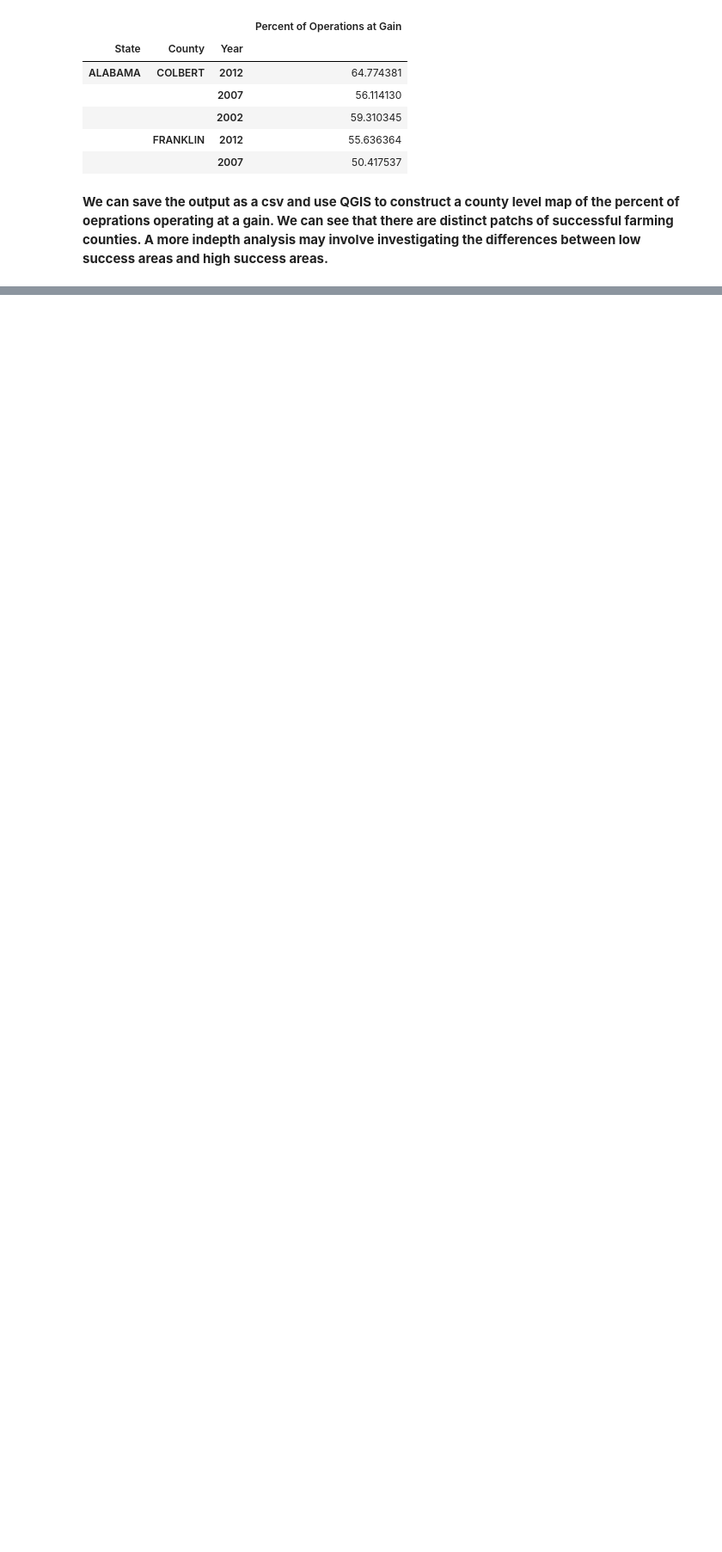
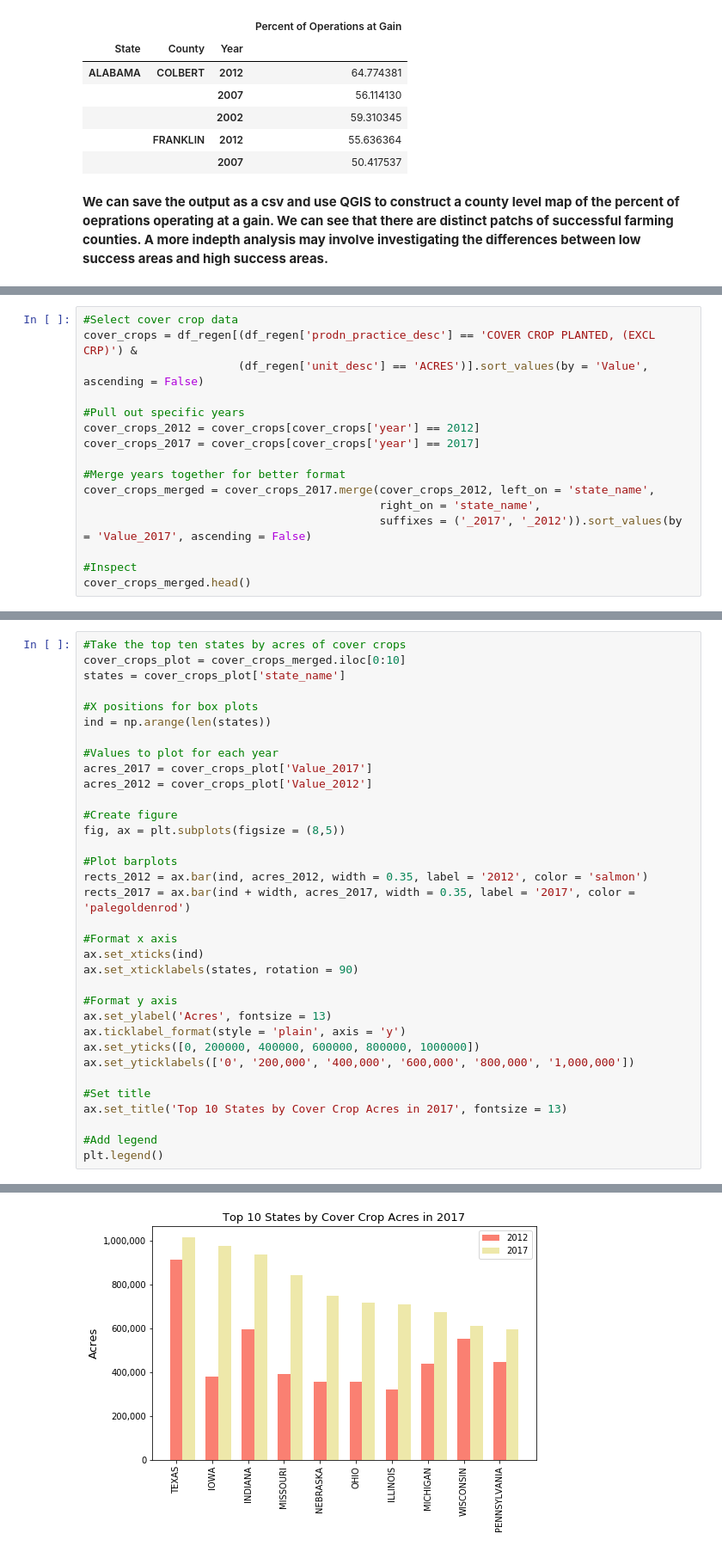
Before and after one commit to christopher-reed/Farm-Economic-Resilience, a Jupyter notebook: USDA_Ag_Census_Analysis.ipynb, the cells around one changed output, grey strips where cells are left out. Shown at 86% size. Drawn from its saved outputs; the diff is of its cells as text; blank space fills up the shorter version.

```diff
--- a/USDA_Ag_Census_Analysis.ipynb
+++ b/USDA_Ag_Census_Analysis.ipynb
@@ -1043,0 +1272,16 @@ df.head()
+# %%
+#Select cover crop data
+cover_crops = df_regen[(df_regen['prodn_practice_desc'] == 'COVER CROP PLANTED, (EXCL CRP)') &
+                       (df_regen['unit_desc'] == 'ACRES')].sort_values(by = 'Value', ascending = False)
+
+#Pull out specific years
+cover_crops_2012 = cover_crops[cover_crops['year'] == 2012]
+cover_crops_2017 = cover_crops[cover_crops['year'] == 2017]
+
+#Merge years together for better format
+cover_crops_merged = cover_crops_2017.merge(cover_crops_2012, left_on = 'state_name',
+                                            right_on = 'state_name',
+                                            suffixes = ('_2017', '_2012')).sort_values(by = 'Value_2017', ascending = False)
+
+#Inspect
+cover_crops_merged.head()
@@ -1043,0 +1297,35 @@ df.head()
+# %%
+#Take the top ten states by acres of cover crops
+cover_crops_plot = cover_crops_merged.iloc[0:10]
+states = cover_crops_plot['state_name']
+
+#X positions for box plots
+ind = np.arange(len(states))
+
+#Values to plot for each year
+acres_2017 = cover_crops_plot['Value_2017']
+acres_2012 = cover_crops_plot['Value_2012']
+
+#Create figure
+fig, ax = plt.subplots(figsize = (8,5))
+
+#Plot barplots
+rects_2012 = ax.bar(ind, acres_2012, width = 0.35, label = '2012', color = 'salmon')
+rects_2017 = ax.bar(ind + width, acres_2017, width = 0.35, label = '2017', color = 'palegoldenrod')
+
+#Format x axis
+ax.set_xticks(ind)
+ax.set_xticklabels(states, rotation = 90)
+
+#Format y axis
+ax.set_ylabel('Acres', fontsize = 13)
+ax.ticklabel_format(style = 'plain', axis = 'y')
+ax.set_yticks([0, 200000, 400000, 600000, 800000, 1000000])
+ax.set_yticklabels(['0', '200,000', '400,000', '600,000', '800,000', '1,000,000'])
+
+#Set title
+ax.set_title('Top 10 States by Cover Crop Acres in 2017', fontsize = 13)
+
+#Add legend
+plt.legend()
+# %% [output]
@@ -1043,0 +1333 @@ df.head()
+[figure, added]
```
Also changed, not shown: parts of 36 cells of this notebook.
